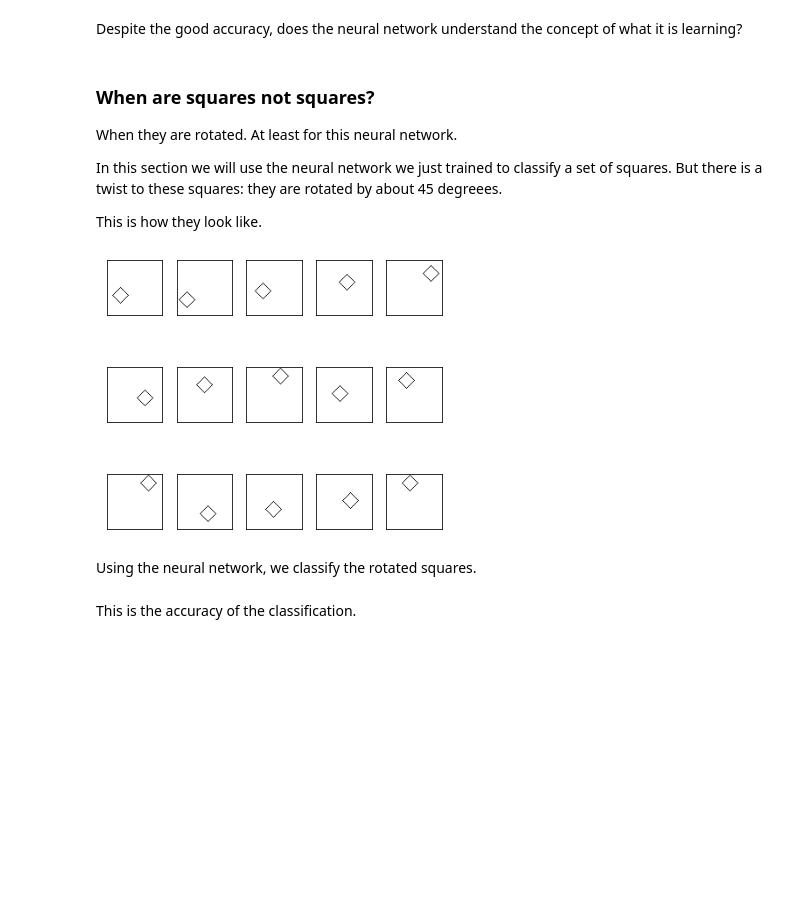
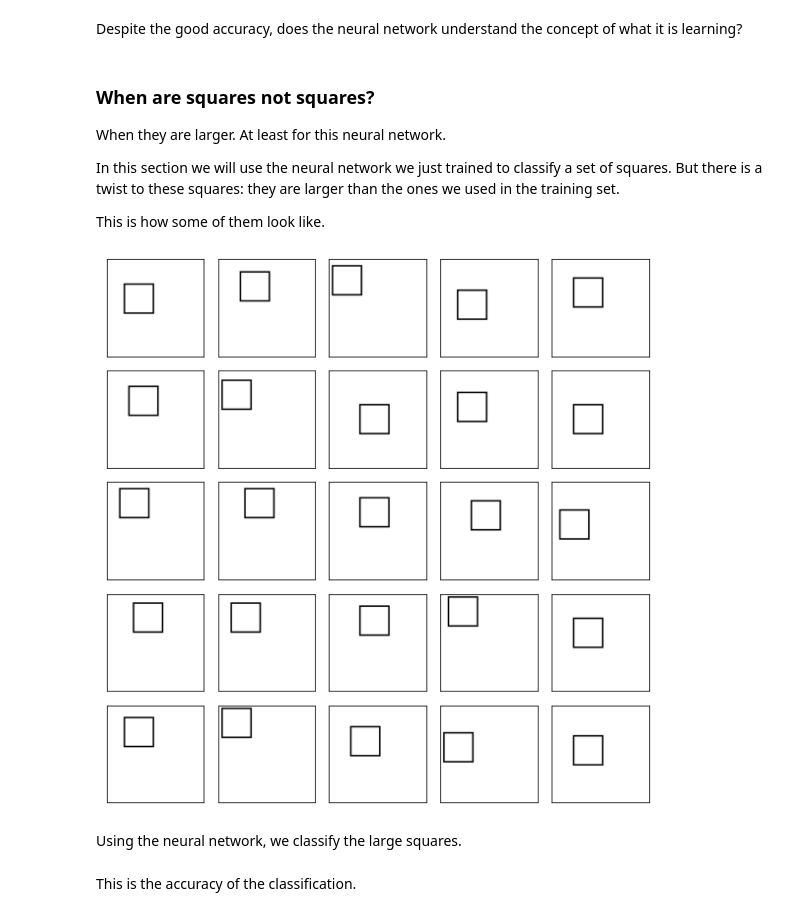
Before and after one commit to fau-masters-collected-works-cgarbin/machine-learning-but-not-understanding, a Jupyter notebook: machine_learning_but_not_understanding.ipynb, the cells around one changed output. Drawn from its saved outputs; the diff is of its cells as text; code cells hidden in the pictures; blank space fills up the shorter version.

Commit message:
Change from rotated to larger squares

```diff
--- a/machine_learning_but_not_understanding.ipynb
+++ b/machine_learning_but_not_understanding.ipynb
@@ -206,16 +206,16 @@ Despite the good accuracy, does the neural network understand the concept of wha
 # %% [markdown]
 ### When are squares not squares?
 
-When they are rotated. At least for this neural network.
+When they are larger. At least for this neural network.
 
-In this section we will use the neural network we just trained to classify a set of squares. But there is a twist to these squares: they are rotated by about 45 degreees.
+In this section we will use the neural network we just trained to classify a set of squares. But there is a twist to these squares: they are larger than the ones we used in the training set.
 
-This is how they look like.
+This is how some of them look like.
 # %%
-rotated_squares = images.get_square_rotated_dataset()
-draw_pictures(rotated_squares, None, (5,5), 15, 5)
+large_squares = images.get_square_large_dataset()
+draw_pictures(large_squares, None, (8,8), 25, 5)
 # %% [output]
-[figure, old version]
+[figure, new version]
 # %% [markdown]
-Using the neural network, we classify the rotated squares.
+Using the neural network, we classify the large squares.
 # %%
```
Also changed, not shown: parts of 7 cells of this notebook, 1 other file.
